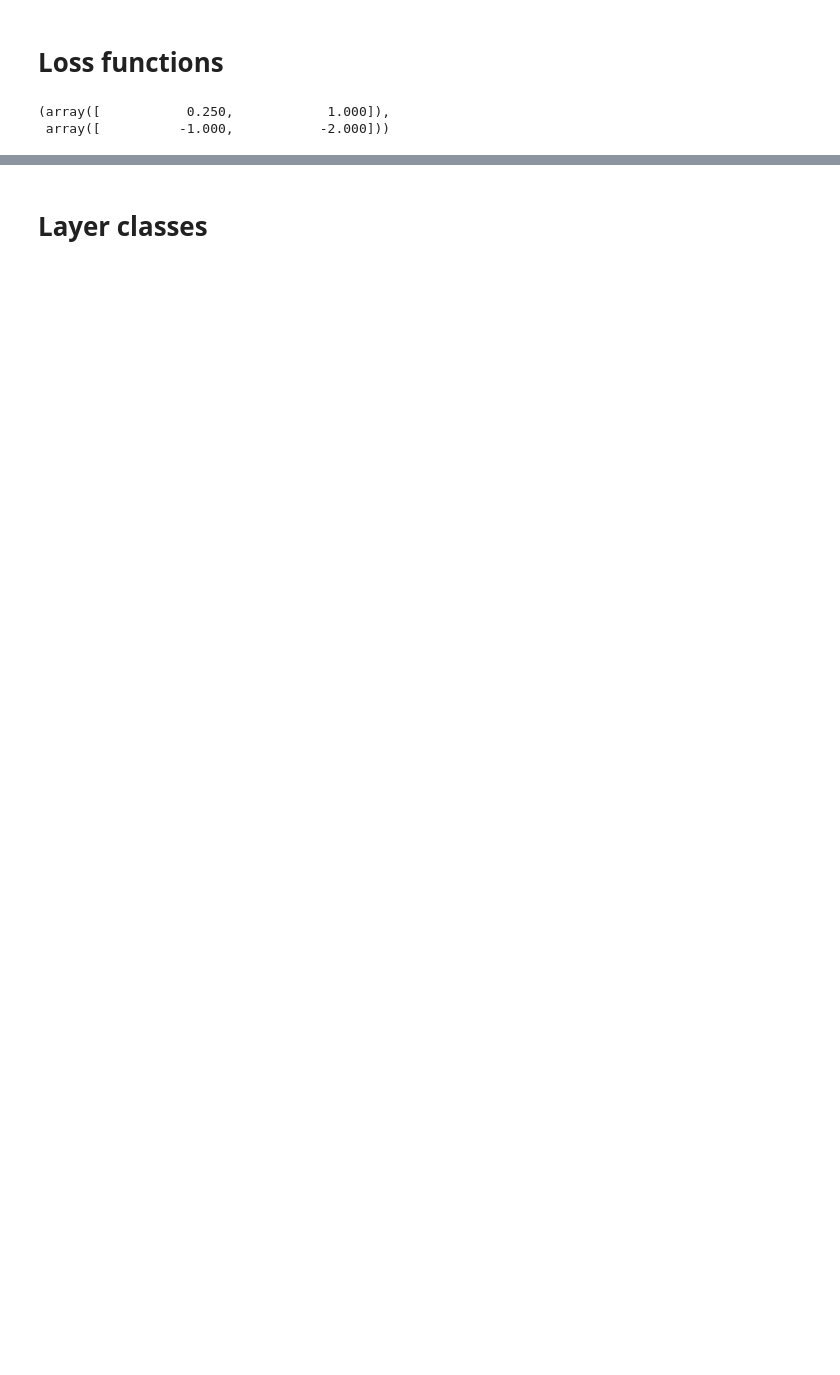
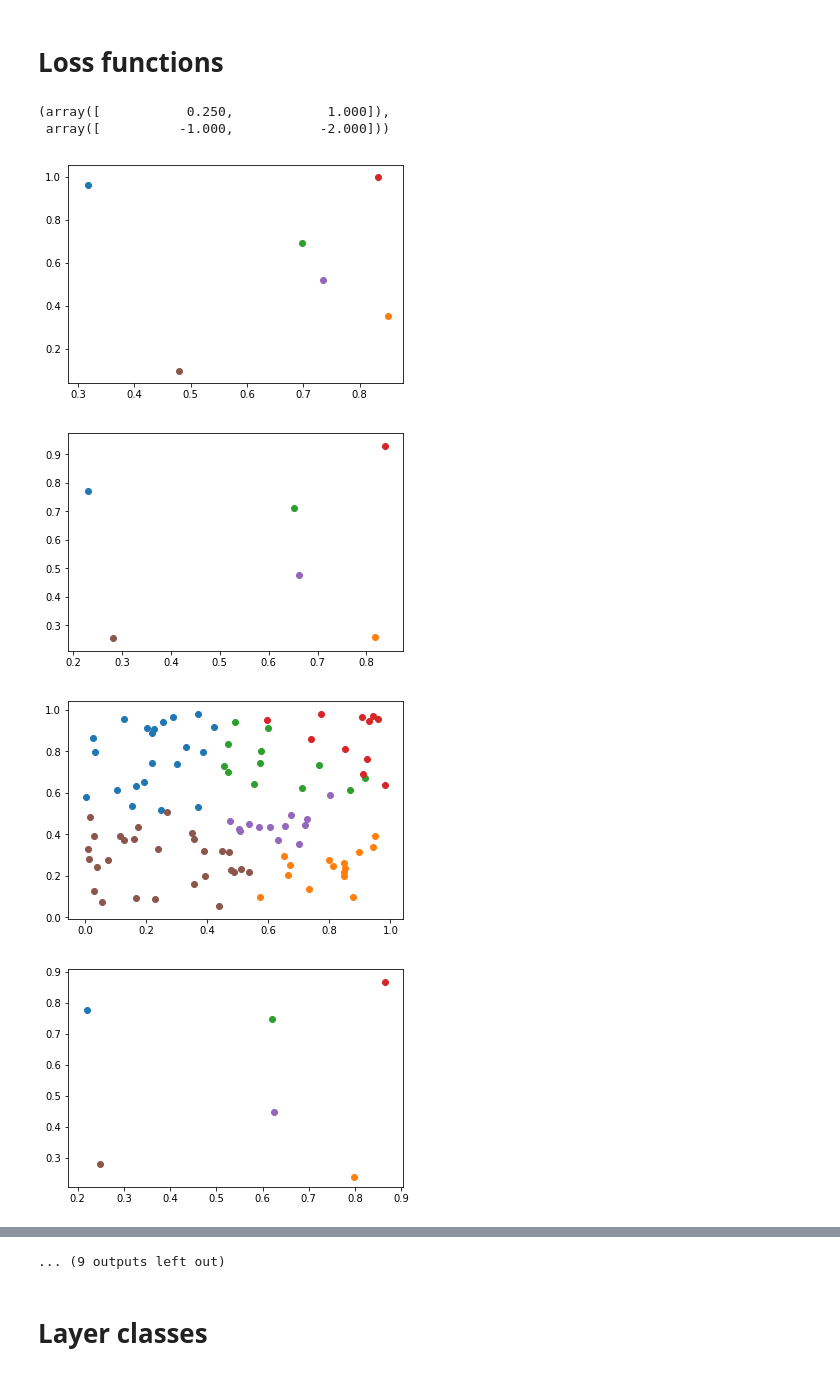
Before and after one commit to JoelSjoberg/Neural-NetworkInModules, a Jupyter notebook: Cluster loss.ipynb, the cells around one changed output, grey strips where cells are left out. Cells and saved outputs as stored; diff of their text form; code cells hidden in the pictures; blank space fills up the shorter version.

```diff
--- a/Cluster loss.ipynb
+++ b/Cluster loss.ipynb
@@ -58,0 +68,3 @@ plt.show()
+# %%
+for i in range(100):
+    print(radial_basis_function(np.array([0, 0]), np.array([i, i]), 0.01))
@@ -74,3 +104,64 @@ MSE(np.array([1, 1]), np.array([2, 3]))
 # %% [output]
 (array([           0.250,            1.000]),
  array([          -1.000,           -2.000]))
+# %%
+def k_means(clusters, points, iters = 10):
+
+    for i in range(iters):
+
+        cluster_points = get_cluster_belonging(clusters, points)
+
+        for c in range(len(clusters)):
+
+            clusters[c] = np.mean(cluster_points[c], axis = 0)
+
+    return clusters
+
+def get_cluster_belonging(clusters, points):
+    cluster_points = [[] for i in range(len(clusters))]
+    for e in points:
+
+        minimum_distance = None
+
+        cluster_dists = []
+
+        for cluster in clusters:
+
+            dist = np.sqrt(np.sum(np.power(cluster - e, 2)))
+
+            cluster_dists.append(dist)
+
+        index = np.argmin(cluster_dists)
+
+        cluster_points[index].append(e)
+
+    return cluster_points
+
+
+points = np.random.random_sample((100, 2))
+
+clusters = np.random.random_sample((6, 2))
+
+
+
+for c in clusters:
+    plt.scatter(c[0], c[1])
+plt.show()
+
+for i in range(10):
+    k_means(clusters, points, iters = 1)
+
+    for c in clusters:
+        plt.scatter(c[0], c[1])
+    plt.show()
+
+
+    point_array = get_cluster_belonging(clusters, points)
+    for c in point_array:
+        plt.scatter(np.array(c).T[0], np.array(c).T[1])
+    plt.show()
+# %% [output]
+[figure, added]
+[figure, added]
+[figure, added]
+[figure, added]
@@ -77,3 +176,4 @@ MSE(np.array([1, 1]), np.array([2, 3]))
+... (9 outputs left out)
 # %% [markdown]
 # Layer classes
 # %%
```
Also changed, not shown: parts of 29 cells of this notebook, 1 other file.
